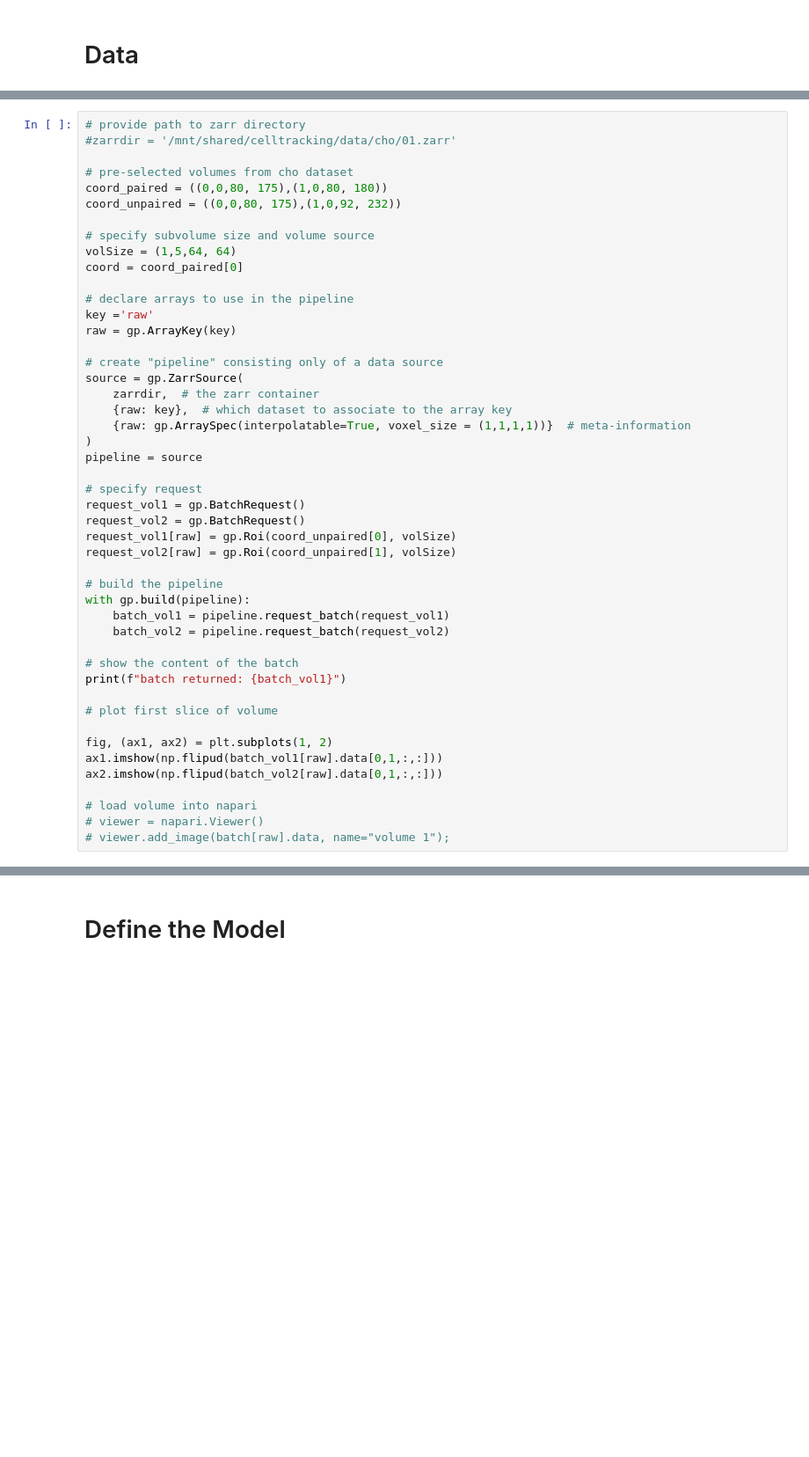
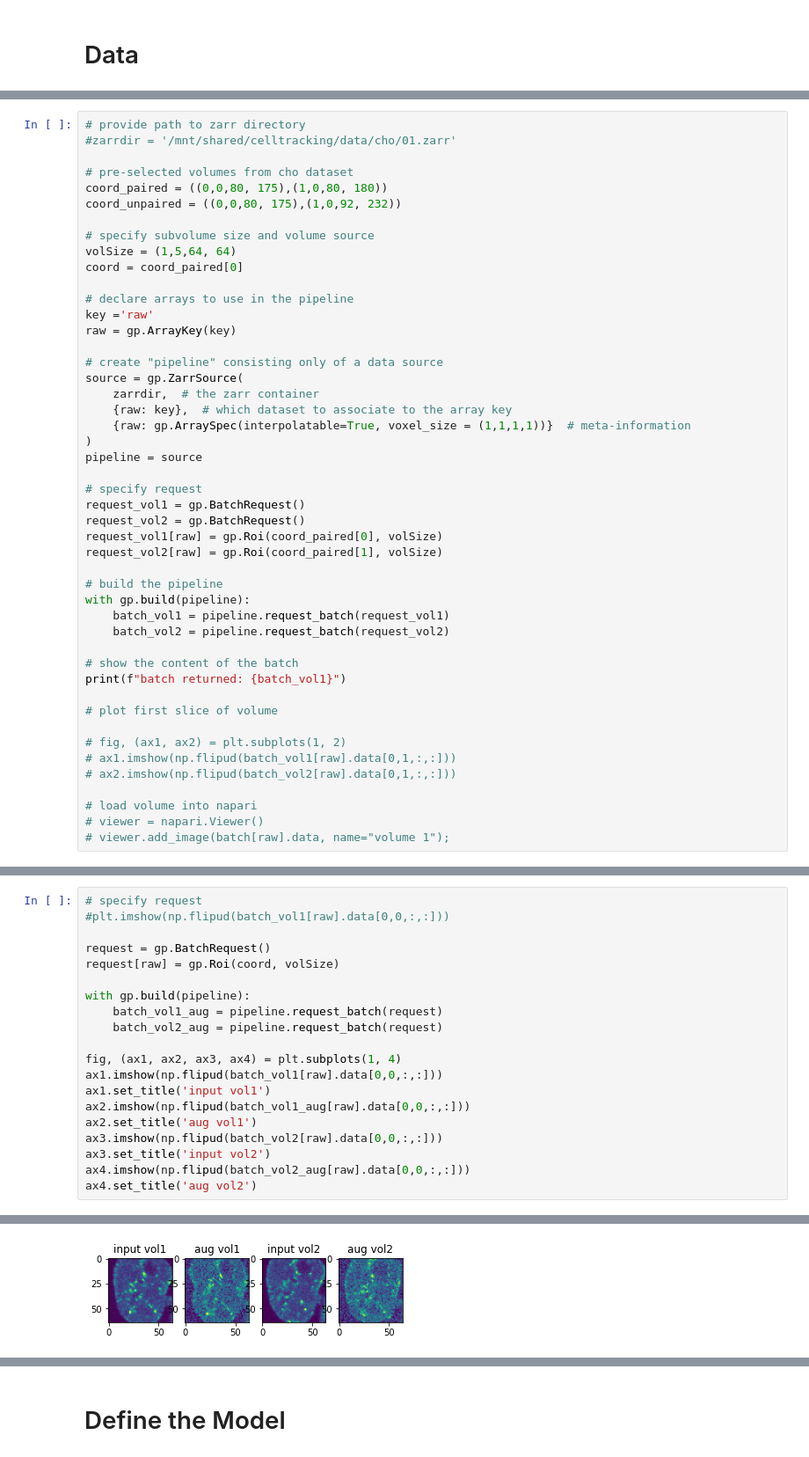
Before and after one commit to KlausYserentant/DLMBL_celltracking, a Jupyter notebook: data_and_model.ipynb, the cells around one changed output, grey strips where cells are left out. Shown at 88% size. Saved outputs shown, nothing was run; the diff lists cells and outputs as text; blank space fills up the shorter version.

Commit message:
data adding

```diff
--- a/data_and_model.ipynb
+++ b/data_and_model.ipynb
@@ -78,8 +80,8 @@ pipeline = source
 # specify request
 request_vol1 = gp.BatchRequest()
 request_vol2 = gp.BatchRequest()
-request_vol1[raw] = gp.Roi(coord_unpaired[0], volSize)
-request_vol2[raw] = gp.Roi(coord_unpaired[1], volSize)
+request_vol1[raw] = gp.Roi(coord_paired[0], volSize)
+request_vol2[raw] = gp.Roi(coord_paired[1], volSize)
 
 # build the pipeline
 with gp.build(pipeline):
@@ -91,9 +93,9 @@ print(f"batch returned: {batch_vol1}")
 
 # plot first slice of volume
 
-fig, (ax1, ax2) = plt.subplots(1, 2)
-ax1.imshow(np.flipud(batch_vol1[raw].data[0,1,:,:]))
-ax2.imshow(np.flipud(batch_vol2[raw].data[0,1,:,:]))
+# fig, (ax1, ax2) = plt.subplots(1, 2)
+# ax1.imshow(np.flipud(batch_vol1[raw].data[0,1,:,:]))
+# ax2.imshow(np.flipud(batch_vol2[raw].data[0,1,:,:]))
 
 # load volume into napari
 # viewer = napari.Viewer()
@@ -152,0 +155,21 @@ Make a fake dataset to test on the VGG model while waiting for data.
+# %%
+# specify request
+#plt.imshow(np.flipud(batch_vol1[raw].data[0,0,:,:]))
+
+request = gp.BatchRequest()
+request[raw] = gp.Roi(coord, volSize)
+
+with gp.build(pipeline):
+    batch_vol1_aug = pipeline.request_batch(request)
+    batch_vol2_aug = pipeline.request_batch(request)
+
+fig, (ax1, ax2, ax3, ax4) = plt.subplots(1, 4)
+ax1.imshow(np.flipud(batch_vol1[raw].data[0,0,:,:]))
+ax1.set_title('input vol1')
+ax2.imshow(np.flipud(batch_vol1_aug[raw].data[0,0,:,:]))
+ax2.set_title('aug vol1')
+ax3.imshow(np.flipud(batch_vol2[raw].data[0,0,:,:]))
+ax3.set_title('input vol2')
+ax4.imshow(np.flipud(batch_vol2_aug[raw].data[0,0,:,:]))
+ax4.set_title('aug vol2')
+# %% [output]
@@ -152,0 +177 @@ Make a fake dataset to test on the VGG model while waiting for data.
+[figure, added]
```
Also changed, not shown: parts of 20 cells of this notebook.
